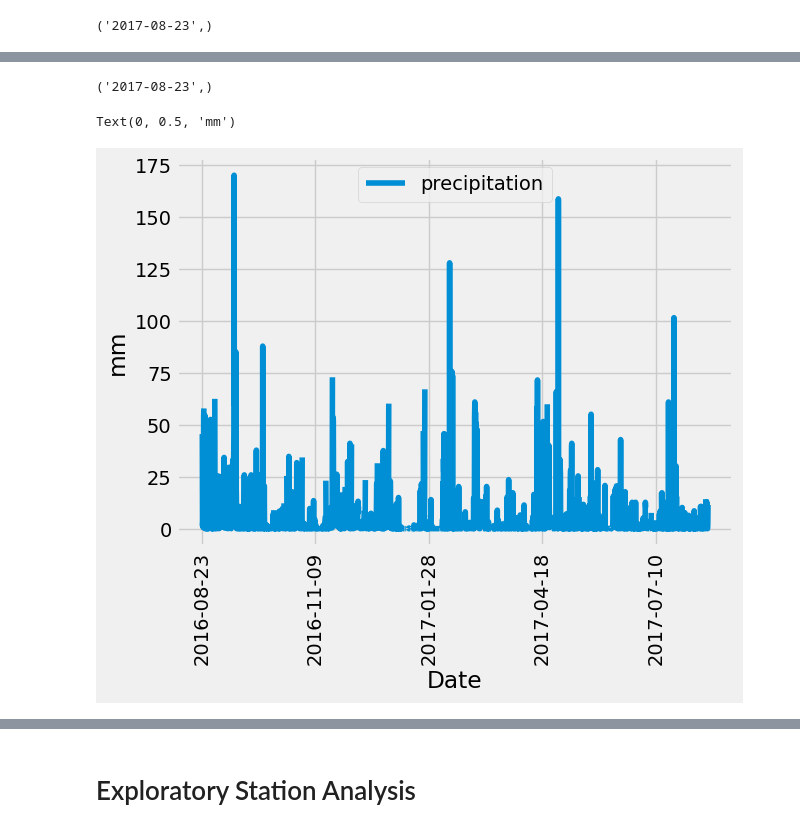
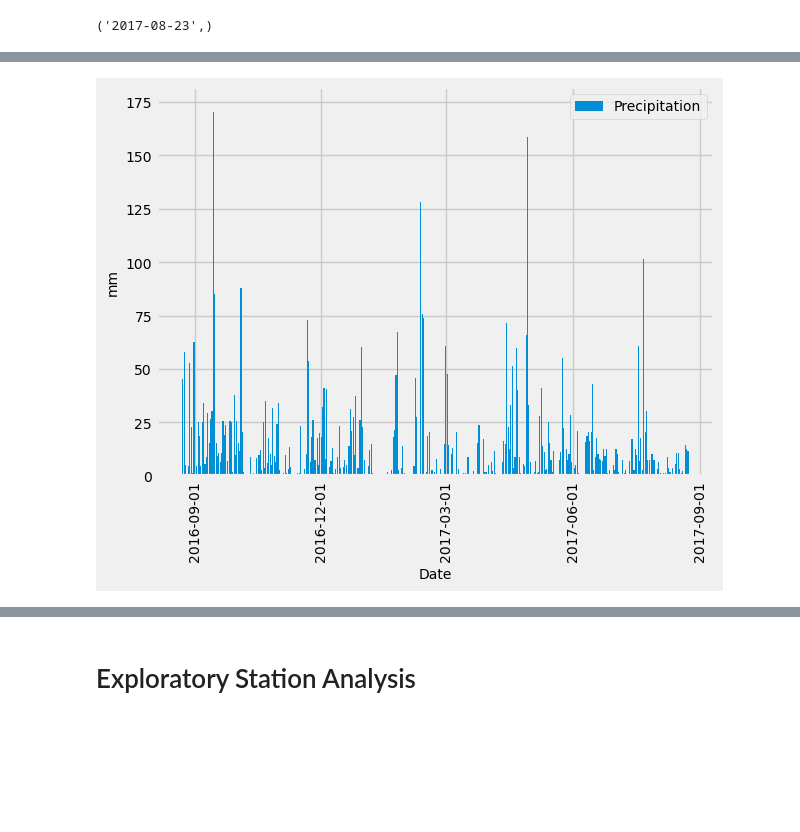
Before and after one commit to enumerbs/Module10-Challenge-SQLAlchemy, a Jupyter notebook: SurfsUp/climate.ipynb, the cells around one changed output, grey strips where cells are left out. Saved outputs shown, nothing was run; the diff lists cells and outputs as text; code cells hidden in the pictures; blank space fills up the shorter version.

```diff
--- a/SurfsUp/climate.ipynb
+++ b/SurfsUp/climate.ipynb
@@ -82,5 +49,0 @@ session.query(Station.id).count()
-# %%
-# Find the most recent date in the data set.
-session.query(Measurement.date).order_by(Measurement.date.desc()).first()
-# %% [output]
-('2017-08-23',)
@@ -94,20 +50,24 @@ session.close()
 # %%
 # Design a query to retrieve the last 12 months of precipitation data and plot the results.
 # Starting from the most recent data point in the database.
+last_date = dt.date.fromisoformat(most_recent_date[0])
 
 # Calculate the date one year from the last date in data set.
-
+one_year_before_last_date = last_date + relativedelta(years=-1)
 
 # Perform a query to retrieve the data and precipitation scores
-
+last12months_query = session.query(Measurement.date, Measurement.prcp)\
+                            .filter(Measurement.date.between(one_year_before_last_date, last_date))
 
 # Save the query results as a Pandas DataFrame. Explicitly set the column names
+last12months_df = pd.read_sql(sql=last12months_query.statement, con=engine)
+last12months_df.columns = ["Date", "Precipitation"]
 
+# Replace NaN instances with zero (original data for these observations had 'None' recorded instead of 0.0)
+last12months_df["Precipitation"] = last12months_df["Precipitation"].fillna(0)
+
+# Convert date strings to datetime values
+last12months_df["Date"] = last12months_df["Date"].astype('datetime64[ns]')
 
 # Sort the dataframe by date
-
-
-# Use Pandas Plotting with Matplotlib to plot the data
+last12months_df = last12months_df.sort_values(by=["Date"])
-# %% [output]
-Text(0, 0.5, 'mm')
-[figure, removed]
@@ -114,2 +78,35 @@ Text(0, 0.5, 'mm')
+# %%
+# Use Pandas Plotting with Matplotlib to plot the data
+
+# First attempted using Pandas dataframe-style plotting...
+# last12months_df.plot(kind = "bar")
+# ...but had trouble with getting x-axis date label values to work, so reverted to matplotlib-style approach.
+# Reference:
+# https://stackoverflow.com/questions/64919511/dateformatter-is-bringing-1970-as-year-not-the-original-year-in-the-dataset
+
+# Configure a bar chart
+fig, ax = plt.subplots()
+ax.bar(last12months_df.index.values, last12months_df["Precipitation"])
+# Apply axis labels and Legend
+ax.set_ylabel("mm", fontsize=10)
+ax.set_xlabel("Date", fontsize=10)
+ax.legend(["Precipitation"], loc="best", fontsize=10)
+# Enable a background grid
+ax.grid(True)
+# Set x-axis (Date) labels every 3 months, and rotate them 90 degrees
+locator = mdates.MonthLocator(interval=3)
+ax.xaxis.set_major_locator(locator)
+ax.xaxis.set_major_formatter(mdates.DateFormatter('%Y-%m-%d'))
+x_labels = ax.get_xticklabels()
+plt.setp(x_labels, rotation=90, fontsize=10)
+# Set y-axis labels and upper limit
+y_labels = ax.get_yticklabels()
+plt.setp(y_labels, fontsize=10)
+plt.ylim((0,round(last12months_df["Precipitation"].max()) + 12))
+
+# Display the plot with the above features
+plt.show()
+# %% [output]
+[figure, added]
 # %%
 # Use Pandas to calculate the summary statistics for the precipitation data
```
Also changed, not shown: parts of 15 cells of this notebook, 1 other file.
